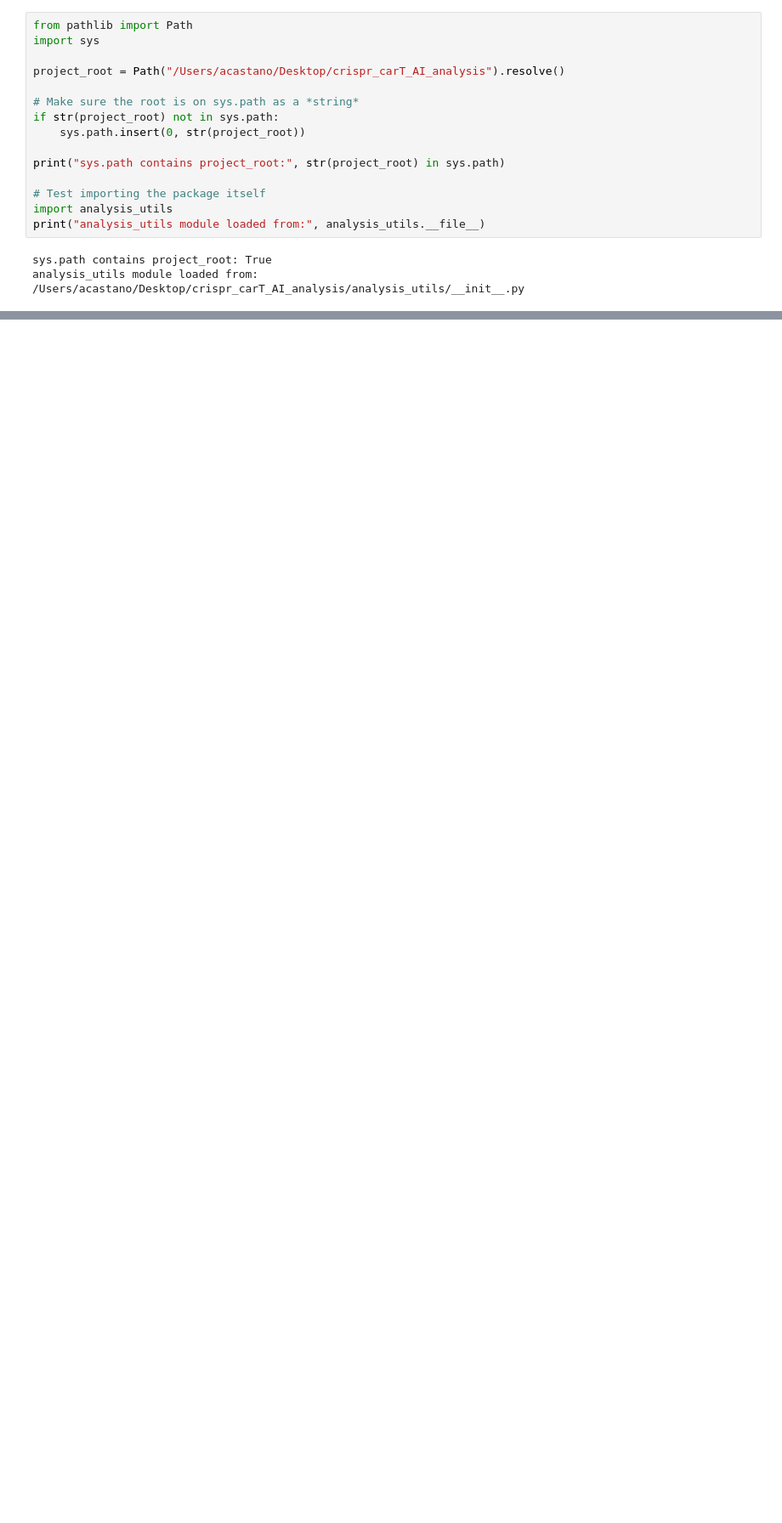
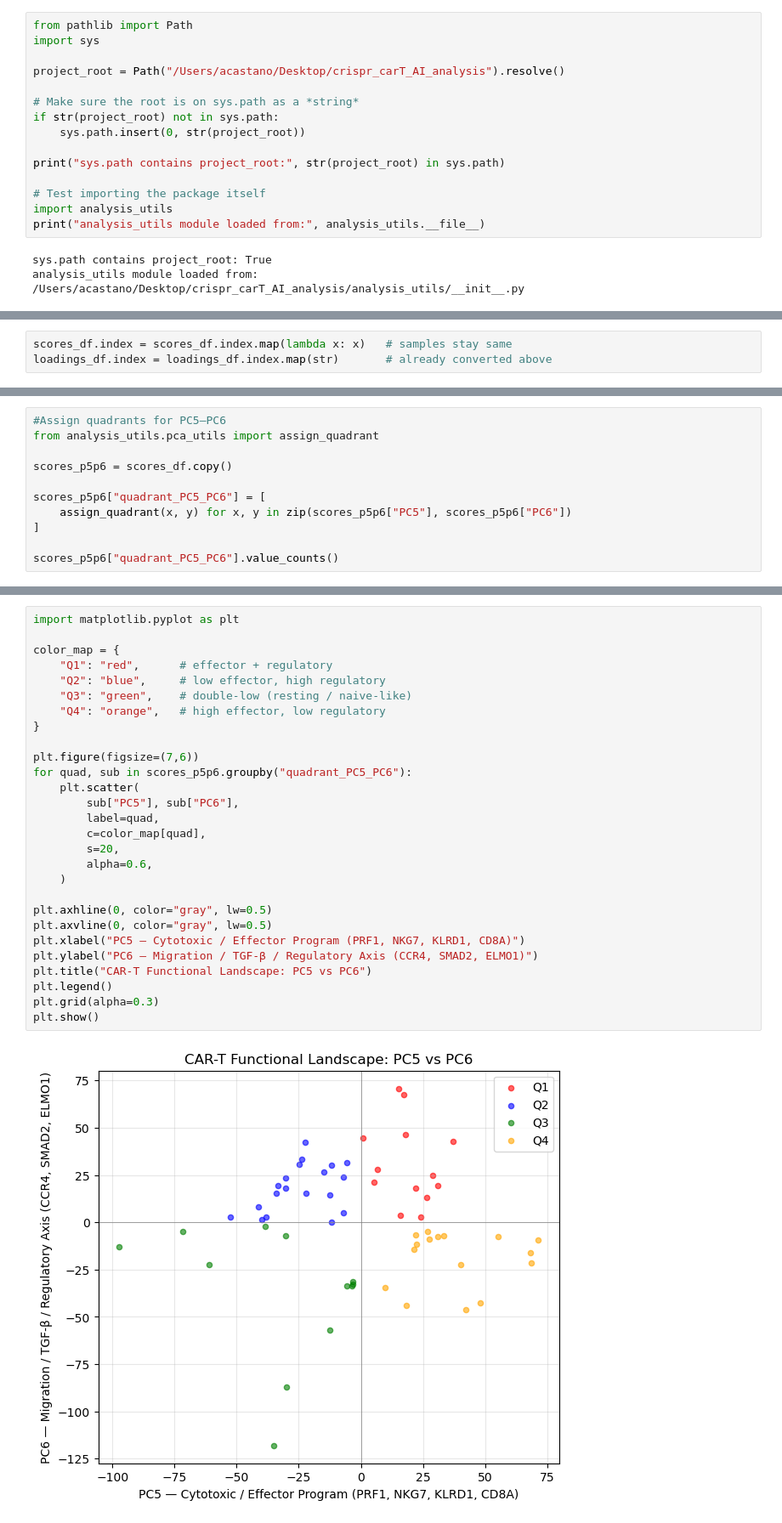
Before and after one commit to AnaBioAI/crispr_carT_AI_analysis, a Jupyter notebook: notebooks/Notebooks03_pca_analysis/03_pca_analysis.ipynb, the cells around one changed output, grey strips where cells are left out. Shown at 85% size. Cells and saved outputs as stored; diff of their text form; blank space fills up the shorter version.

```diff
--- a/notebooks/Notebooks03_pca_analysis/03_pca_analysis.ipynb
+++ b/notebooks/Notebooks03_pca_analysis/03_pca_analysis.ipynb
@@ -96,0 +266,3 @@ print(os.listdir("analysis_utils"))
+# %%
+scores_df.index = scores_df.index.map(lambda x: x)   # samples stay same
+loadings_df.index = loadings_df.index.map(str)       # already converted above
@@ -96,0 +712,11 @@ print(os.listdir("analysis_utils"))
+# %%
+#Assign quadrants for PC5–PC6
+from analysis_utils.pca_utils import assign_quadrant
+
+scores_p5p6 = scores_df.copy()
+
+scores_p5p6["quadrant_PC5_PC6"] = [
+    assign_quadrant(x, y) for x, y in zip(scores_p5p6["PC5"], scores_p5p6["PC6"])
+]
+
+scores_p5p6["quadrant_PC5_PC6"].value_counts()
@@ -96,0 +730,30 @@ print(os.listdir("analysis_utils"))
+# %%
+import matplotlib.pyplot as plt
+
+color_map = {
+    "Q1": "red",      # effector + regulatory
+    "Q2": "blue",     # low effector, high regulatory
+    "Q3": "green",    # double-low (resting / naive-like)
+    "Q4": "orange",   # high effector, low regulatory
+}
+
+plt.figure(figsize=(7,6))
+for quad, sub in scores_p5p6.groupby("quadrant_PC5_PC6"):
+    plt.scatter(
+        sub["PC5"], sub["PC6"],
+        label=quad,
+        c=color_map[quad],
+        s=20,
+        alpha=0.6,
+    )
+
+plt.axhline(0, color="gray", lw=0.5)
+plt.axvline(0, color="gray", lw=0.5)
+plt.xlabel("PC5 — Cytotoxic / Effector Program (PRF1, NKG7, KLRD1, CD8A)")
+plt.ylabel("PC6 — Migration / TGF-β / Regulatory Axis (CCR4, SMAD2, ELMO1)")
+plt.title("CAR-T Functional Landscape: PC5 vs PC6")
+plt.legend()
+plt.grid(alpha=0.3)
+plt.show()
+# %% [output]
+[figure, added]
```
Also changed, not shown: parts of 59 cells of this notebook, 6 other files.
